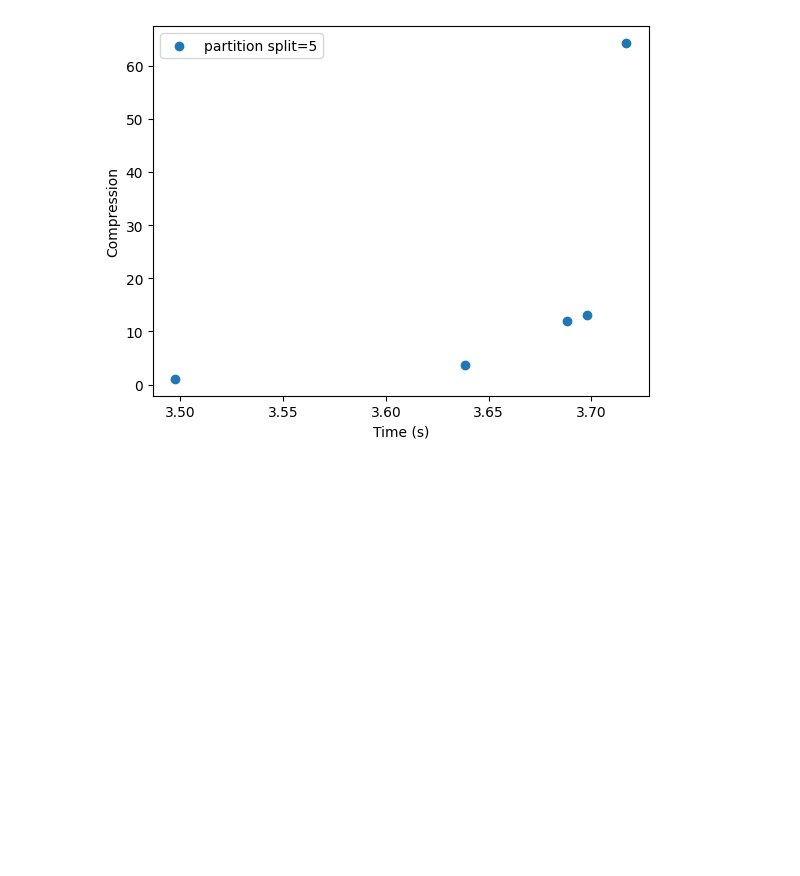
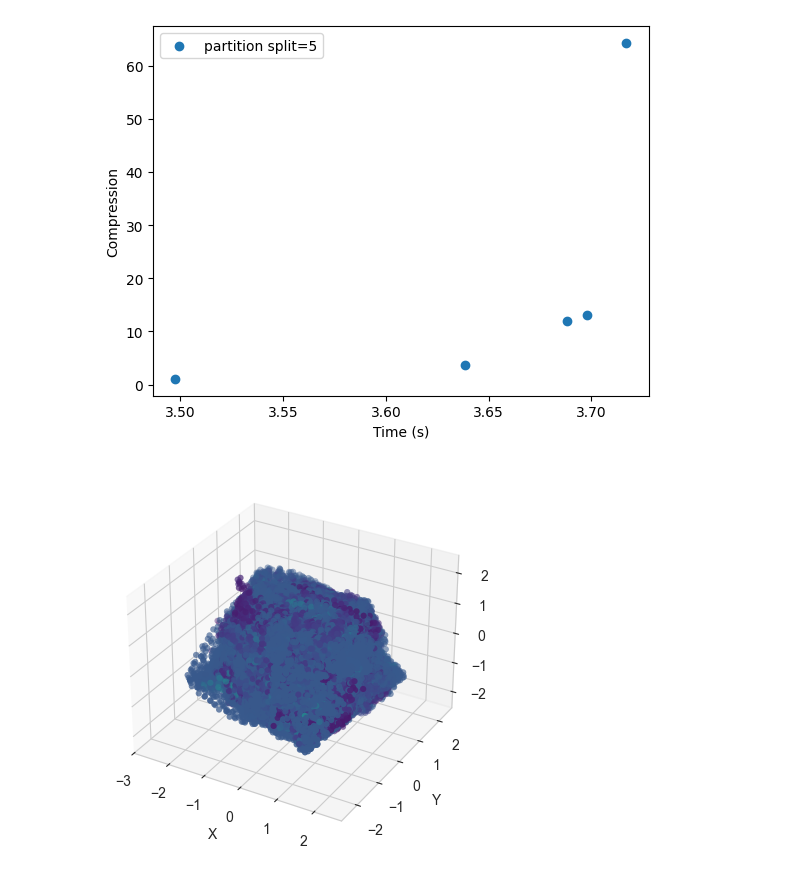
Before and after one commit to gorodetsky-umich/tensor_networks, a Jupyter notebook: scripts/plot.ipynb, the cells around one changed output. Drawn from its saved outputs; the diff is of its cells as text; code cells hidden in the pictures; blank space fills up the shorter version.

```diff
--- a/scripts/plot.ipynb
+++ b/scripts/plot.ipynb
@@ -801,3 +986,35 @@ plt.legend()
 plt.show()
 # %% [output]
 [figure]
+# %%
+import matplotlib.pyplot as plt
+from mpl_toolkits.mplot3d import Axes3D
+import numpy as np
+import seaborn as sns
+import h5py
+
+f = h5py.File("/Users/zhgguo/Downloads/3D_CFD_Turb_M1.0_Eta1e-08_Zeta1e-08_periodic_Train.hdf5")
+datas = {}
+for data_field in ["Vx", "Vy", "Vz", "density", "pressure"]:
+    if data_field not in f:
+        continue
+
+    datas[data_field] = np.array(f[data_field])[90]
+
+# Create a 3D figure
+fig = plt.figure()
+ax = fig.add_subplot(111, projection='3d')
+
+# Create a scatter plot with Seaborn's color palette
+sns.set_style("whitegrid")
+ax.scatter(datas["Vx"], datas["Vy"], datas["Vz"], c=datas["density"], cmap="viridis",edgecolor='none')
+
+# Set labels and title
+ax.set_xlabel('X')
+ax.set_ylabel('Y')
+ax.set_zlabel('Z')
+# plt.title('3D Scatter Plot')
+
+plt.show()
+# %% [output]
+[figure, added]
```
Also changed, not shown: parts of 9 cells of this notebook, 18 other files.
